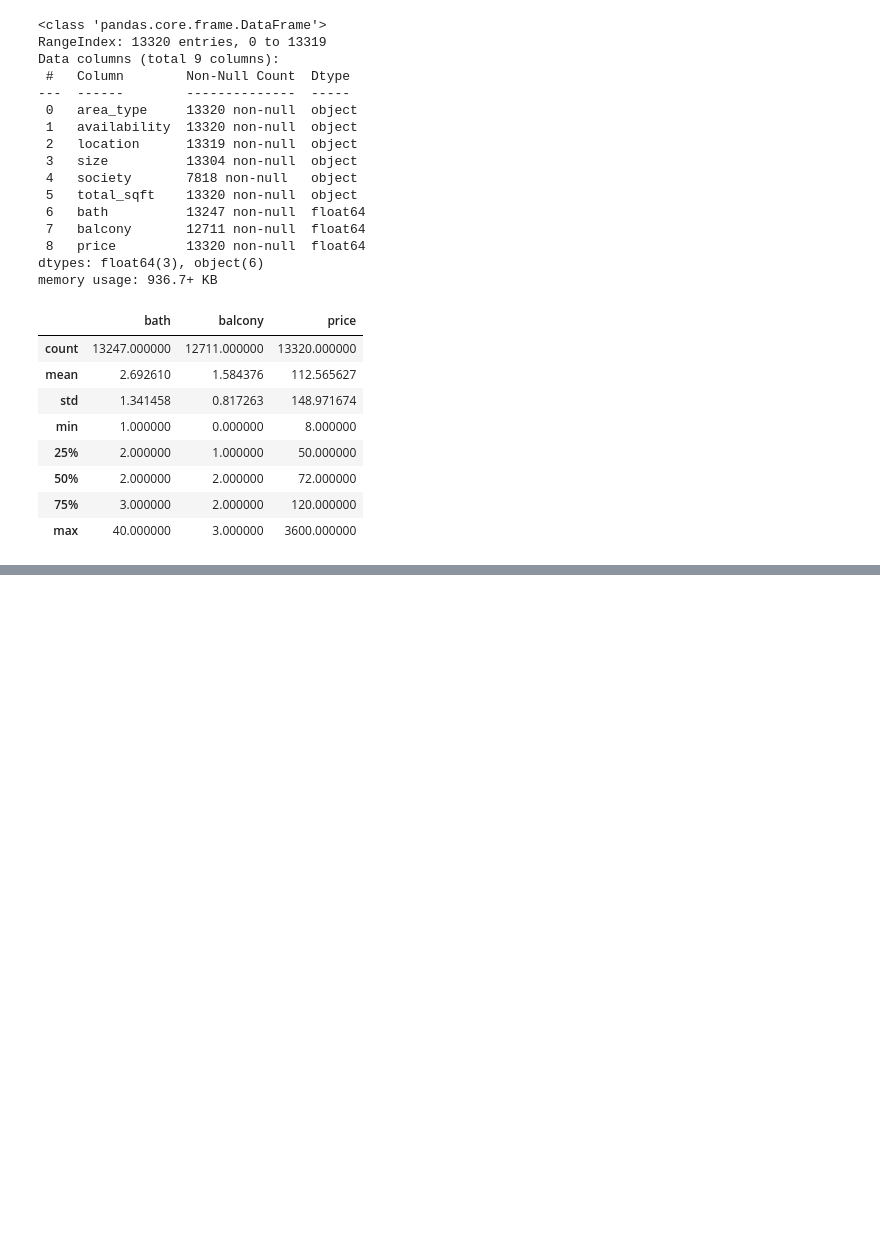
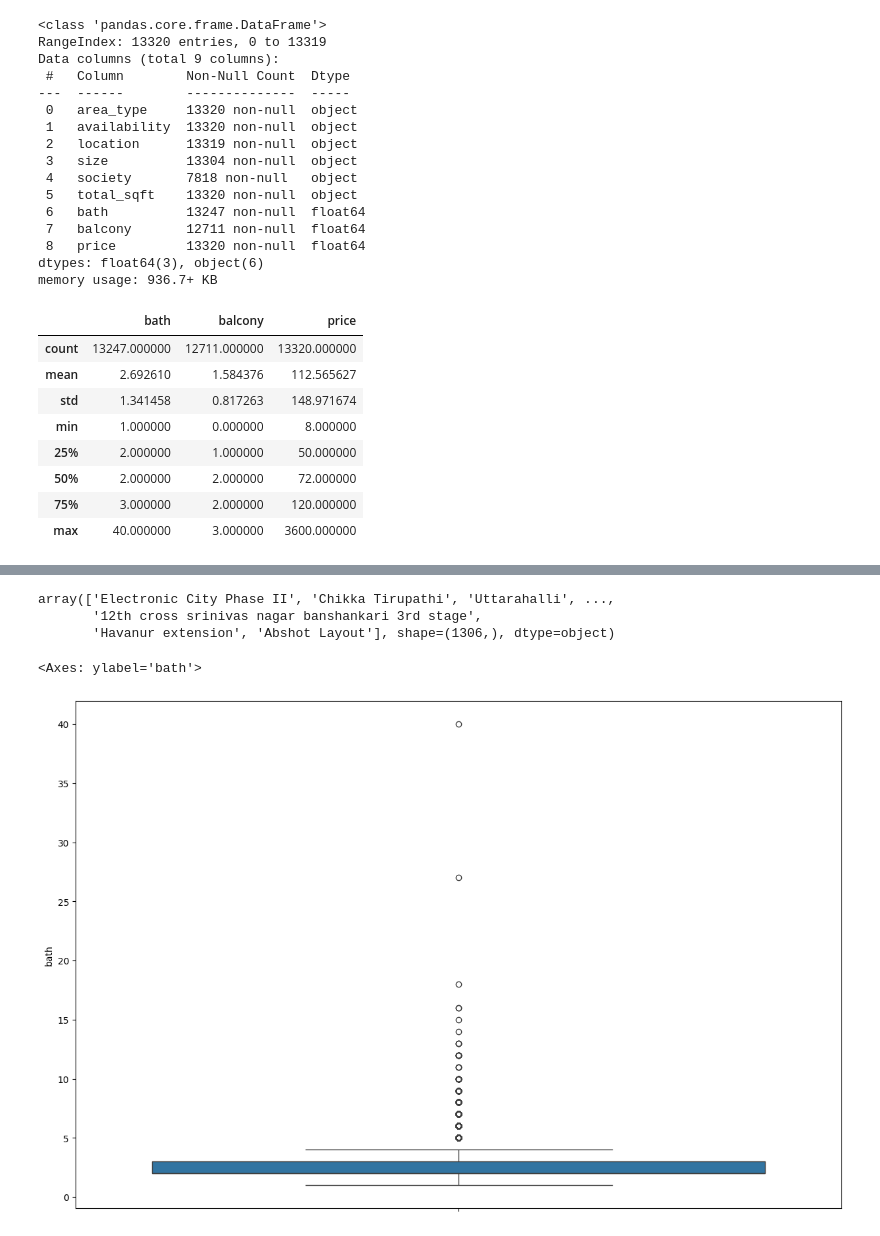
Before and after one commit to Rahullll101/House_prediction, a Jupyter notebook: Prediction.ipynb, the cells around one changed output, grey strips where cells are left out. Drawn from its saved outputs; the diff is of its cells as text; code cells hidden in the pictures; blank space fills up the shorter version.

```diff
--- a/Prediction.ipynb
+++ b/Prediction.ipynb
@@ -53,0 +68,4 @@ df.describe()
+# %%
+df = df.drop(['society', 'balcony'], axis=1)
+
+df.head()
@@ -53,0 +82,13 @@ df.describe()
+# %%
+df['location'].unique()
+# %% [output]
+array(['Electronic City Phase II', 'Chikka Tirupathi', 'Uttarahalli', ...,
+       '12th cross srinivas nagar banshankari 3rd stage',
+       'Havanur extension', 'Abshot Layout'], shape=(1306,), dtype=object)
+# %%
+df['location'] = df['location'].fillna(df['location'].mode)
+# %%
+sns.boxplot(df['bath'])
+# %% [output]
+<Axes: ylabel='bath'>
+[figure, added]
```
Also changed, not shown: parts of 31 cells of this notebook, 1 other file.
